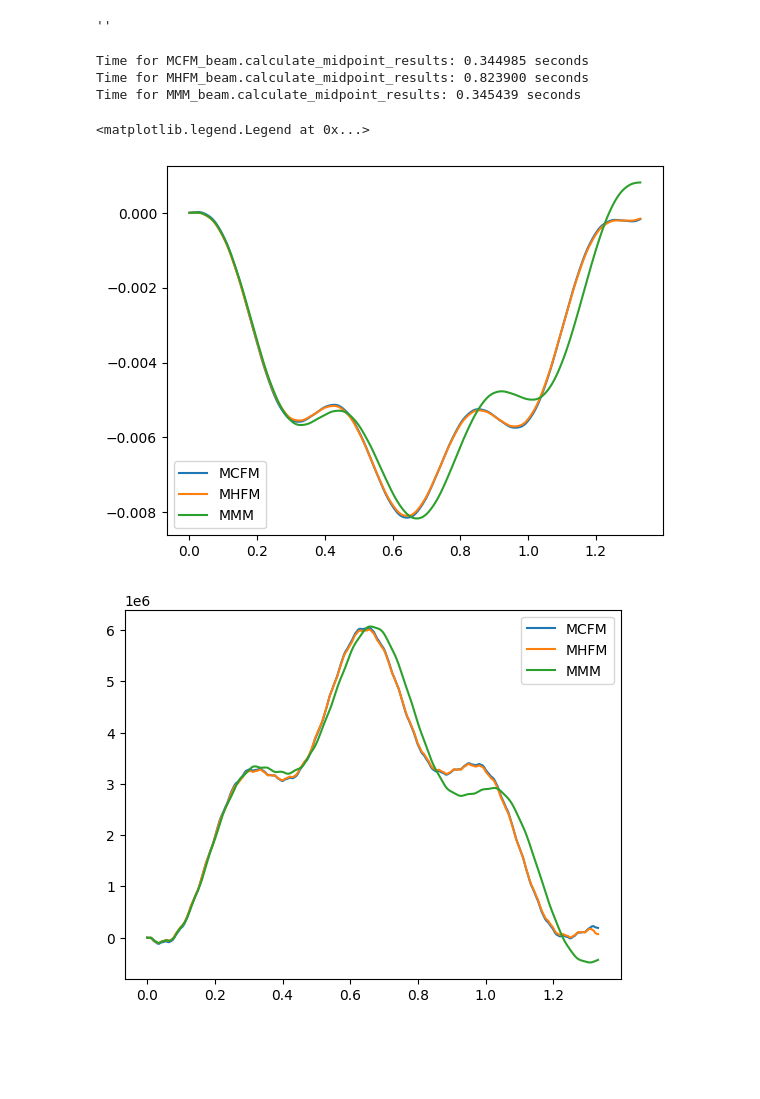
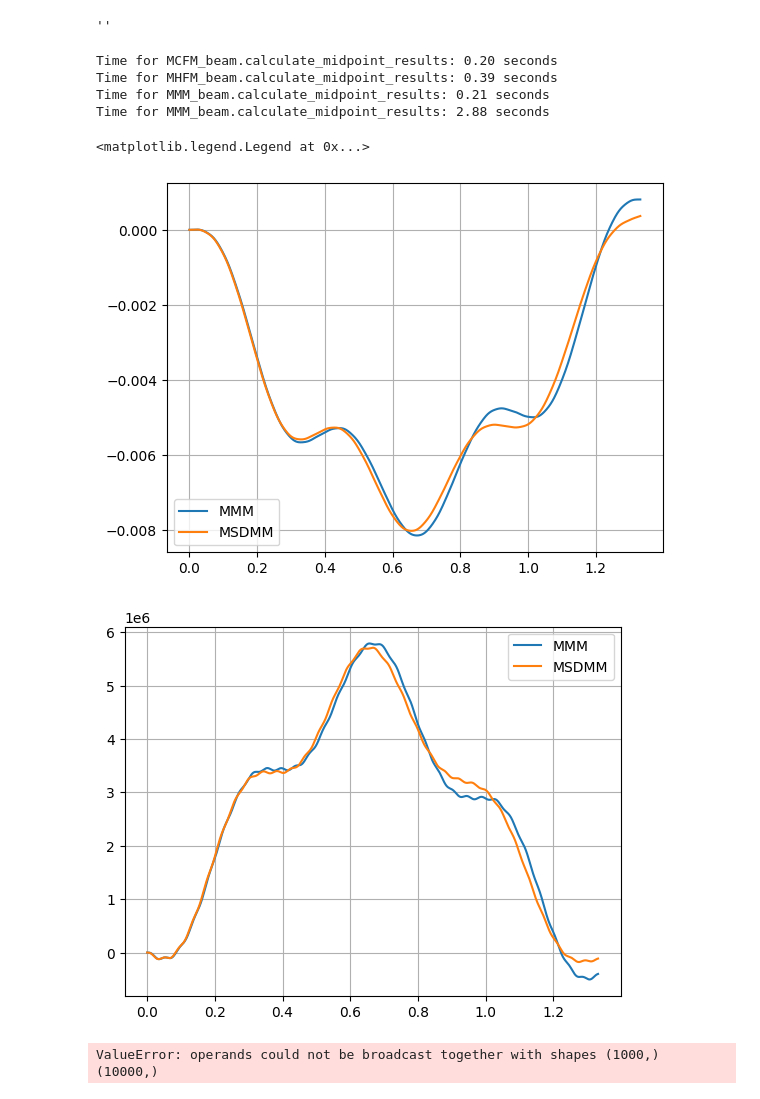
Before and after one commit to pellemutsaers/bridge_dynamics, a Jupyter notebook: compare.ipynb, the cells around one changed output. Saved outputs shown, nothing was run; the diff lists cells and outputs as text; code cells hidden in the pictures; blank space fills up the shorter version.

Commit message:
MSDMM

```diff
--- a/compare.ipynb
+++ b/compare.ipynb
@@ -3,11 +3,12 @@ import beam_dynamics
 import matplotlib.pyplot as plt
 import numpy as np
 # %%
-N = 7
+N = 3
 
 MCFM_beam = beam_dynamics.MCFMBeam(v=27.78, L=36, C=0, EI=2.1e11 * 0.41, rho=17000, t_end=1.33189, N=N, num_t=1000, P0=618049.62 , num_x=1000)
 MHFM_beam = beam_dynamics.MHFMBeam(v=27.78, L=36, C=0, EI=2.1e11 * 0.41, rho=17000, t_end=1.33189, N=N, num_t=1000, P0=618049.62, num_x=1000)
-MMM_beam = beam_dynamics.MMMBeam(v=27.78, L=36, C=0, EI=2.1e11 * 0.41, rho=17000, t_end=1.33189, N=N, num_t=1000, M=618049.62 / 9.81, beta=0.25, Gamma=0.50)
+MMM_beam = beam_dynamics.MMMBeam(v=27.78, L=36, C=0, EI=2.1e11 * 0.41, rho=17000, t_end=1.33189, N=N, num_t=1000, M=62.892e3, beta=0.25, Gamma=0.50)
+MSDMM_beam = beam_dynamics.MSDMMBeam(v=27.78, L=36, C=0, EI=2.1e11 * 0.41, rho=17000, t_end=1.33189, N=N, num_t=10000, Mu=20.892e3, Ms=42.11e3, kv=2.264e6, cv=104.96e3 ,beta=0.25, Gamma=0.50)
 
 # MCFM.animate_beam(MCFM_beam)
 # MHFM.animate_beam(MHFM_beam)
@@ -19,33 +20,45 @@ import time
 
 start_time = time.time()
 w_vals_MCFM, M_vals_MCFM = MCFM_beam.calculate_midpoint_results()
-print(f"Time for MCFM_beam.calculate_midpoint_results: {time.time() - start_time:.6f} seconds")
+print(f"Time for MCFM_beam.calculate_midpoint_results: {time.time() - start_time:.2f} seconds")
 
 start_time = time.time()
 w_vals_MHFM, M_vals_MHFM = MHFM_beam.calculate_midpoint_results()
-print(f"Time for MHFM_beam.calculate_midpoint_results: {time.time() - start_time:.6f} seconds")
+print(f"Time for MHFM_beam.calculate_midpoint_results: {time.time() - start_time:.2f} seconds")
 
 start_time = time.time()
 w_vals_MMM, M_vals_MMM = MMM_beam.calculate_midpoint_results(do_moment=True)
-print(f"Time for MMM_beam.calculate_midpoint_results: {time.time() - start_time:.6f} seconds")
+print(f"Time for MMM_beam.calculate_midpoint_results: {time.time() - start_time:.2f} seconds")
 
-plt.plot(MCFM_beam.t_vals, w_vals_MCFM, label='MCFM')
-plt.plot(MHFM_beam.t_vals, w_vals_MHFM, label='MHFM')
-plt.plot(MMM_beam.t_vals, w_vals_MMM, label='MMM')
-plt.legend()
-
-plt.figure()
-plt.plot(MCFM_beam.t_vals, M_vals_MCFM, label='MCFM')
-plt.plot(MHFM_beam.t_vals, M_vals_MHFM, label='MHFM')
-plt.plot(MMM_beam.t_vals, M_vals_MMM, label='MMM')
-plt.legend()
+start_time = time.time()
+w_vals_MSDMM, M_vals_MSDMM = MSDMM_beam.calculate_midpoint_results(do_moment=True)
+print(f"Time for MMM_beam.calculate_midpoint_results: {time.time() - start_time:.2f} seconds")
 # %% [output]
-Time for MCFM_beam.calculate_midpoint_results: 0.344985 seconds
-Time for MHFM_beam.calculate_midpoint_results: 0.823900 seconds
-Time for MMM_beam.calculate_midpoint_results: 0.345439 seconds
+Time for MCFM_beam.calculate_midpoint_results: 0.20 seconds
+Time for MHFM_beam.calculate_midpoint_results: 0.39 seconds
+Time for MMM_beam.calculate_midpoint_results: 0.21 seconds
+Time for MMM_beam.calculate_midpoint_results: 2.88 seconds
-<matplotlib.legend.Legend at 0x...>
-[figure, removed]
-[figure, removed]
+# %%
+# plt.plot(MCFM_beam.t_vals, w_vals_MCFM, label='MCFM')
+# plt.plot(MHFM_beam.t_vals, w_vals_MHFM, label='MHFM')
+plt.plot(MMM_beam.t_vals, w_vals_MMM, label='MMM')
+plt.plot(MSDMM_beam.t_vals, w_vals_MSDMM, label='MSDMM')
+plt.grid(True)
+plt.legend()
+
+plt.figure()
+# plt.plot(MCFM_beam.t_vals, M_vals_MCFM, label='MCFM')
+# plt.plot(MHFM_beam.t_vals, M_vals_MHFM, label='MHFM')
+plt.plot(MMM_beam.t_vals, M_vals_MMM, label='MMM')
+plt.plot(MSDMM_beam.t_vals, M_vals_MSDMM, label='MSDMM')
+plt.grid(True)
+plt.legend()
+# %% [output]
+<matplotlib.legend.Legend at 0x...>
+[figure, added]
+[figure, added]
 # %%
-# print("mean difference", np.mean(abs(w_vals_MCFM - w_vals_MHFM)))
+print("mean difference", np.mean(abs(w_vals_MMM - w_vals_MSDMM)))
+# %% [output]
+ValueError: operands could not be broadcast together with shapes (1000,) (10000,)
 # %%
```
Also changed, not shown: parts of 4 cells of this notebook, 1 other file.
